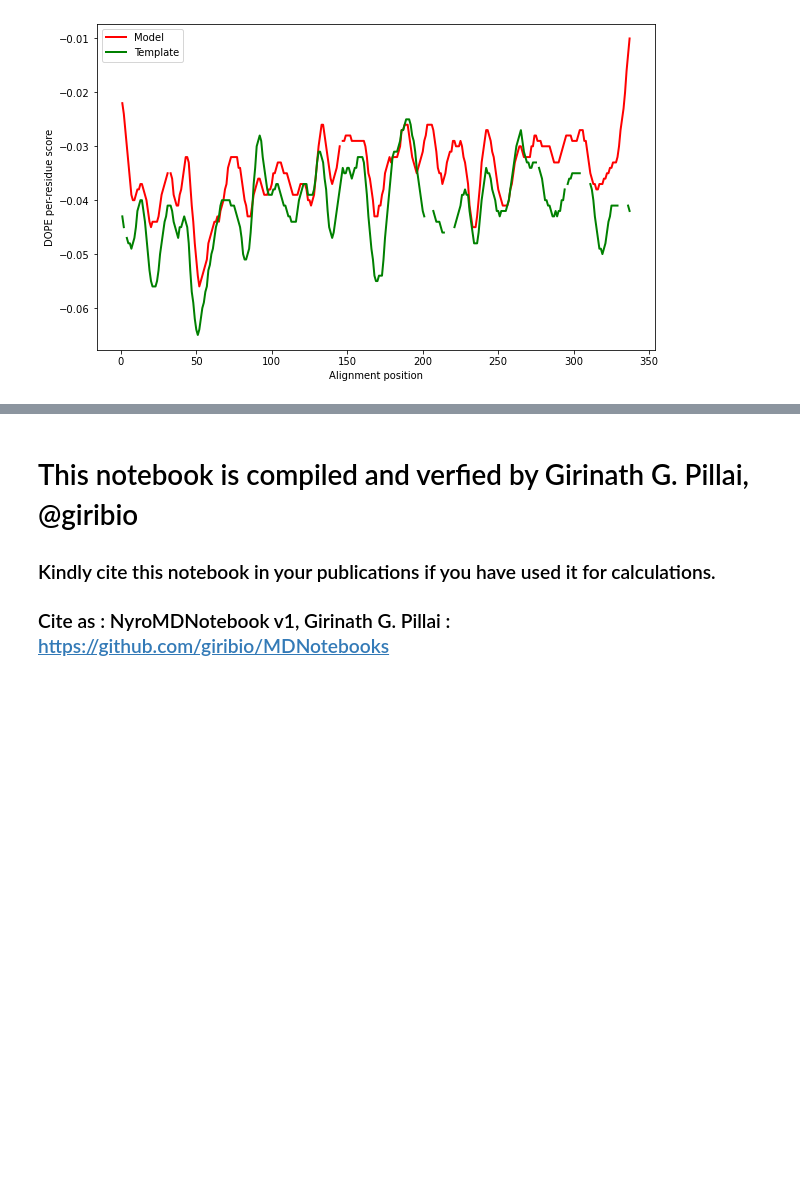
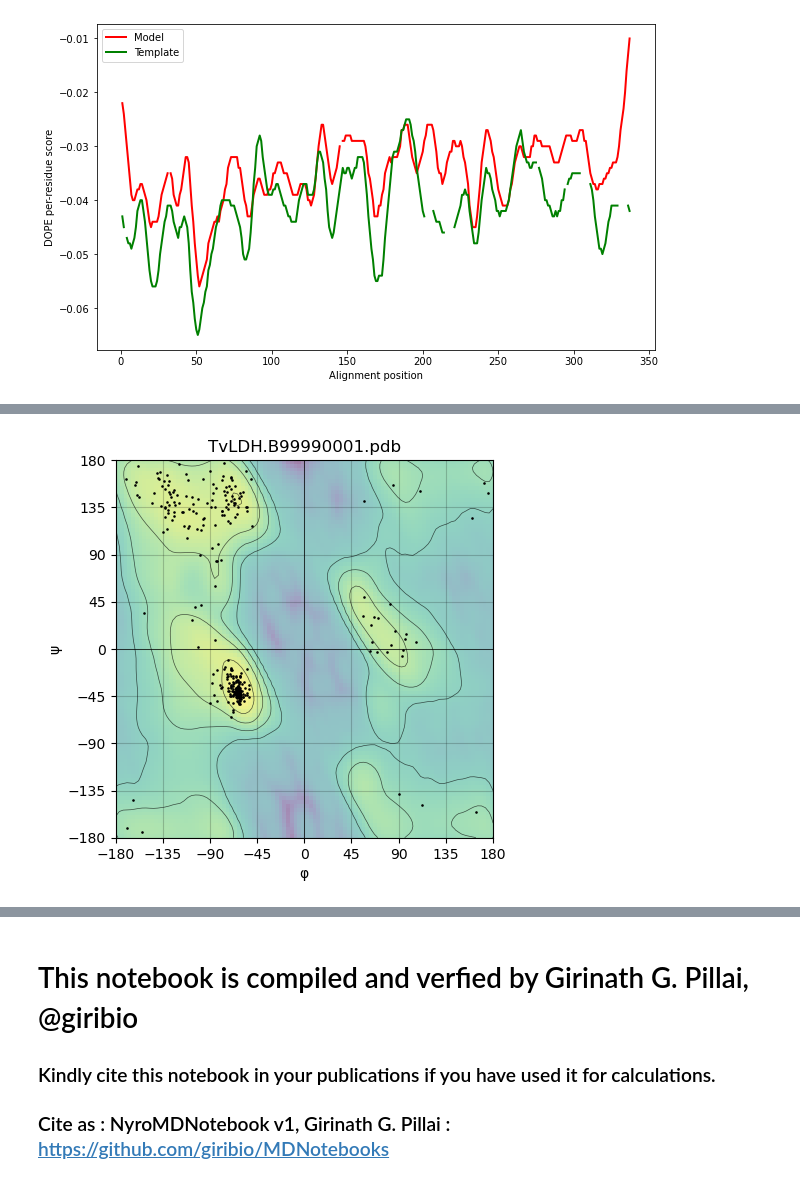
Before and after one commit to giribio/ModellerNotebooks, a Jupyter notebook: model_basic1.ipynb, the cells around one changed output, grey strips where cells are left out. Cells and saved outputs as stored; diff of their text form; code cells hidden in the pictures; blank space fills up the shorter version.

Commit message:
Update with Ramachandran Plot
3D Visualizer too

```diff
--- a/model_basic1.ipynb
+++ b/model_basic1.ipynb
@@ -498,0 +596,16 @@ rdrdih__263_> Number of dihedral angle types         :        9
+# %%
+from RamachanDraw import fetch, phi_psi, plot
+
+# Local file
+file = 'TvLDH.B99990001.pdb'
+
+# Plot from local file and show
+#plot(pdb_file=file, show=True)
+
+# Plot from downloaded file and save with alpha argument set to 0.5
+plot(pdb_file=file, show=False, save=True, alpha=0.5)
+
+# Get phi and psi angles
+angles = phi_psi(pdb_file=file)
+# %% [output]
+[figure, added]
```
Also changed, not shown: parts of 15 cells of this notebook.
